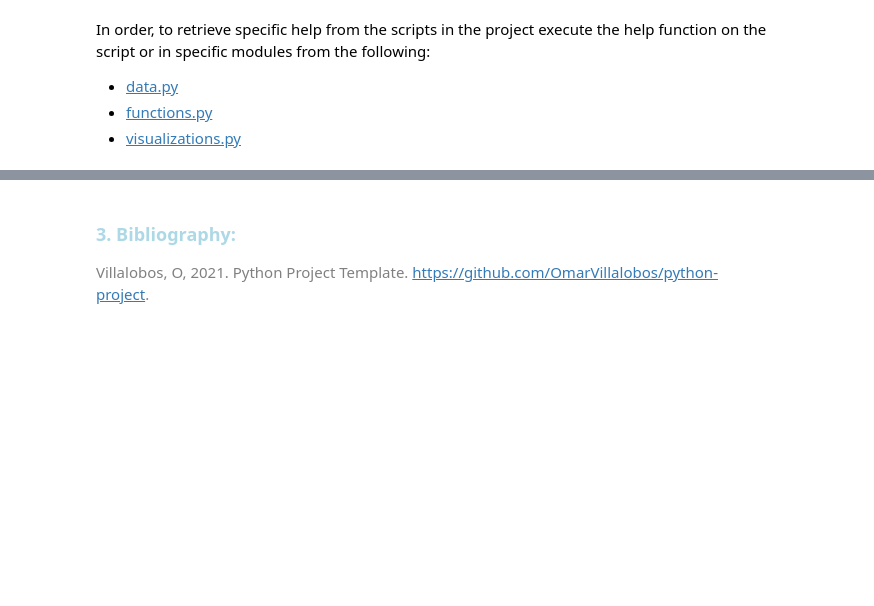
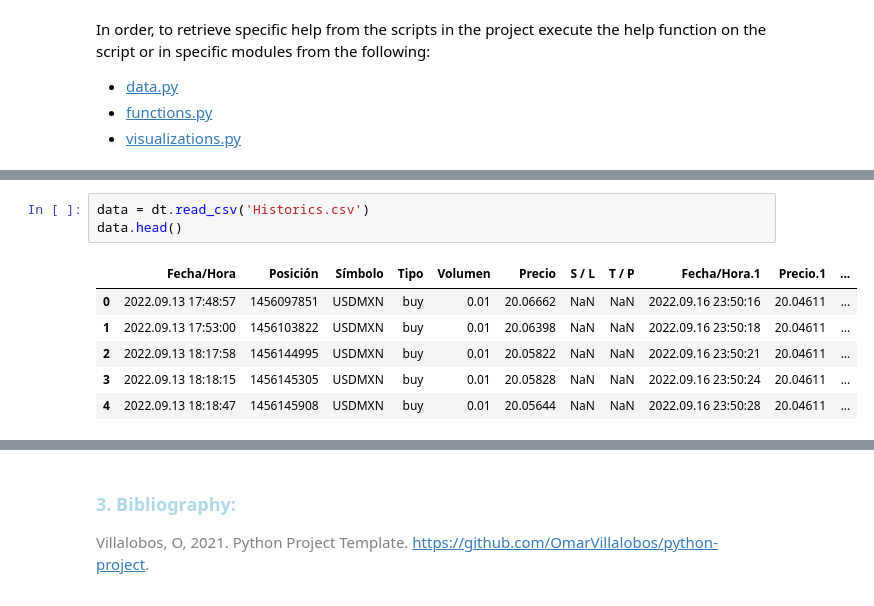
Before and after one commit to EstebanMqz/MyST_LAB_3_E3, a Jupyter notebook: notebook.ipynb, the cells around one changed output, grey strips where cells are left out. Saved outputs shown, nothing was run; the diff lists cells and outputs as text; blank space fills up the shorter version.

```diff
--- a/notebook.ipynb
+++ b/notebook.ipynb
@@ -137,0 +153,10 @@ In order, to retrieve specific help from the scripts in the project execute the
+# %%
+data = dt.read_csv('Historics.csv')
+data.head()
+# %% [output]
+|  | Fecha/Hora | Posición | Símbolo | Tipo | Volumen | Precio | S / L | T / P | Fecha/Hora.1 | Precio.1 | ... |
+| 0 | 2022.09.13 17:48:57 | 1456097851 | USDMXN | buy | 0.01 | 20.06662 | NaN | NaN | 2022.09.16 23:50:16 | 20.04611 | ... |
+| 1 | 2022.09.13 17:53:00 | 1456103822 | USDMXN | buy | 0.01 | 20.06398 | NaN | NaN | 2022.09.16 23:50:18 | 20.04611 | ... |
+| 2 | 2022.09.13 18:17:58 | 1456144995 | USDMXN | buy | 0.01 | 20.05822 | NaN | NaN | 2022.09.16 23:50:21 | 20.04611 | ... |
+| 3 | 2022.09.13 18:18:15 | 1456145305 | USDMXN | buy | 0.01 | 20.05828 | NaN | NaN | 2022.09.16 23:50:24 | 20.04611 | ... |
+| 4 | 2022.09.13 18:18:47 | 1456145908 | USDMXN | buy | 0.01 | 20.05644 | NaN | NaN | 2022.09.16 23:50:28 | 20.04611 | ... |
```
Also changed, not shown: parts of 10 cells of this notebook, 2 other files.
